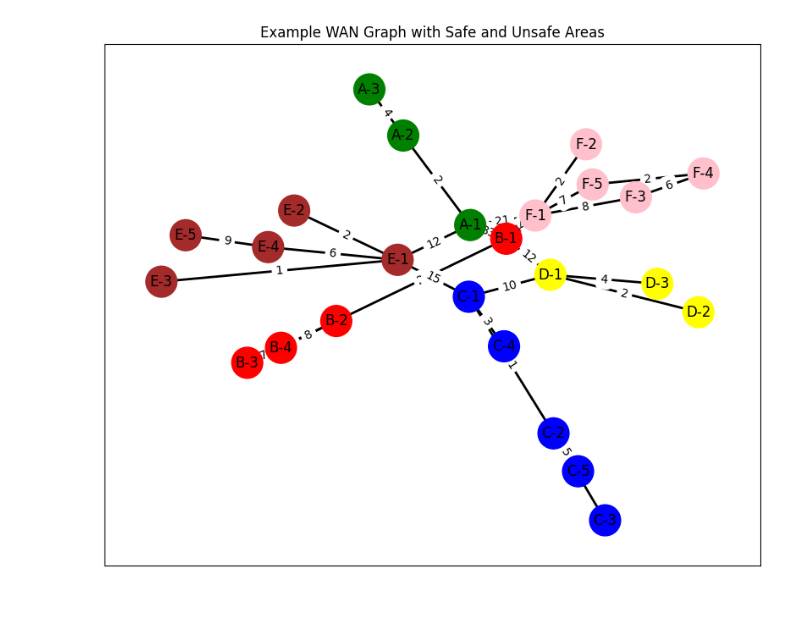
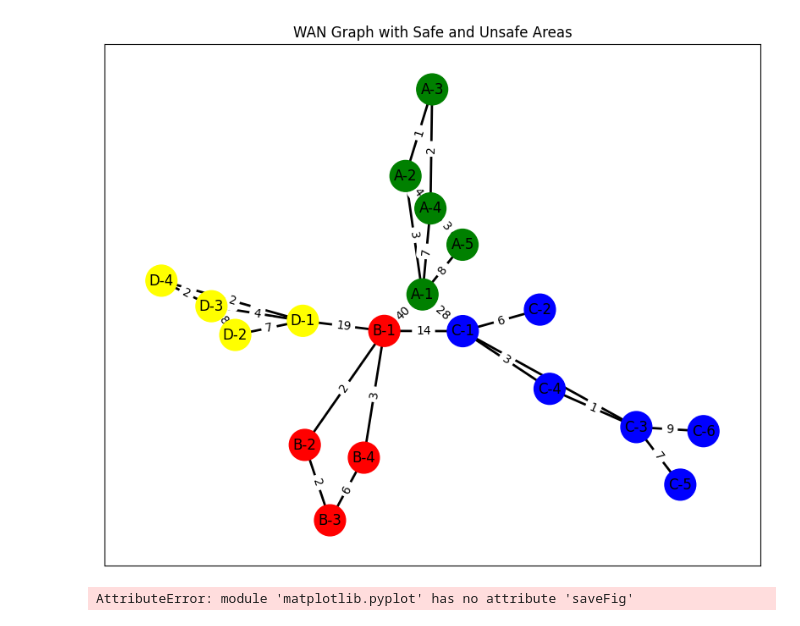
Before and after one commit to tohidnoori/simple-pathfinding-graph-project, a Jupyter notebook: program.ipynb, the cells around one changed output. Cells and saved outputs as stored; diff of their text form; code cells hidden in the pictures.

```diff
--- a/program.ipynb
+++ b/program.ipynb
@@ -74,71 +6,57 @@ plot_Graph(G,'Example WAN Graph with Safe and Unsafe Areas')
 # %%
 G = nx.Graph()
-
 # Adding nodes for Area A (Safe Area)
 G.add_node('A-1', label='Gateway', area='A-Safe')
 G.add_node('A-2', label='Node', area='A-Safe')
 G.add_node('A-3', label='Node', area='A-Safe')
+G.add_node('A-4', label='Node', area='A-Safe')
+G.add_node('A-5', label='Node', area='A-Safe')
 
 # Adding nodes for Area B (Unsafe Area)
 G.add_node('B-1', label='Gateway', area='B-Unsafe')
 G.add_node('B-2', label='Node', area='B-Unsafe')
 G.add_node('B-3', label='Node', area='B-Unsafe')
 G.add_node('B-4', label='Node', area='B-Unsafe')
-
 # Adding nodes for Area C (Safe Area)
 G.add_node('C-1', label='Gateway', area='C-Safe')
 G.add_node('C-2', label='Node', area='C-Safe')
 G.add_node('C-3', label='Node', area='C-Safe')
 G.add_node('C-4', label='Node', area='C-Safe')
 G.add_node('C-5', label='Node', area='C-Safe')
-
-# Adding nodes for Area 3 (Safe Area)
-G.add_node('D-1', label='Gateway', area='D-Safe')
-G.add_node('D-2', label='Node', area='D-Safe')
-G.add_node('D-3', label='Node', area='D-Safe')
-
-# Adding nodes for Area E (Safe Area)
-G.add_node('E-1', label='Gateway', area='E-Safe')
-G.add_node('E-2', label='Node', area='E-Safe')
-G.add_node('E-3', label='Node', area='E-Safe')
-G.add_node('E-4', label='Node', area='E-Safe')
-G.add_node('E-5', label='Node', area='E-Safe')
-
-# Adding nodes for Area F (Unsafe Area)
-G.add_node('F-1', label='Gateway', area='F-Unsafe')
-G.add_node('F-2', label='Node', area='F-Unsafe')
-G.add_node('F-3', label='Node', area='F-Unsafe')
-G.add_node('F-4', label='Node', area='F-Unsafe')
-G.add_node('F-5', label='Node', area='F-Unsafe')
+G.add_node('C-6', label='Node', area='C-Safe')
+# Adding nodes for Area D (Unsafe Area)
+G.add_node('D-1', label='Gateway', area='D-Unsafe')
+G.add_node('D-2', label='Node', area='D-Unsafe')
+G.add_node('D-3', label='Node', area='D-Unsafe')
+G.add_node('D-4', label='Node', area='D-Unsafe')
 
 # Adding edges for Area 1 (Safe Area)
-G.add_edges_from([('A-1', 'A-2',{'weight':2}), ('A-2', 'A-3',{'weight': 4})
-                 , ('A-1', 'F-1',{'weight': 21}), ('A-1', 'B-1',{'weight': 33})
-                 , ('A-1', 'E-1',{'weight': 12})
+G.add_edges_from([('A-1', 'A-2',{'weight':3}), ('A-2', 'A-3',{'weight': 1})
+                 , ('A-3', 'A-4',{'weight': 2}), ('A-4', 'A-5',{'weight': 3})
+                 , ('A-5', 'A-1',{'weight': 8}), ('A-1', 'A-4',{'weight': 7})
+                 , ('A-2', 'A-4',{'weight': 4}), ('A-1', 'B-1',{'weight': 40})
+                 , ('A-1', 'C-1',{'weight': 28})
                  ])
 
-G.add_edges_from([('B-1', 'B-2',{'weight':2}), ('B-2', 'B-3',{'weight': 3}),
-                  ('B-3', 'B-4',{'weight': 7}), ('B-4', 'B-2',{'weight': 8})
-                 , ('B-1', 'D-1',{'weight': 12}), ('B-1', 'F-1',{'weight': 44})])
+G.add_edges_from([('B-1', 'B-2',{'weight':2}), ('B-2', 'B-3',{'weight': 2})
+                 , ('B-3', 'B-4',{'weight': 6}), ('B-4', 'B-1',{'weight': 3})
+                 , ('B-1', 'C-1',{'weight': 14}), ('B-1', 'D-1',{'weight': 19})
+                 ])
 
-G.add_edges_from([('C-1', 'C-2',{'weight':1}), ('C-2', 'C-3',{'weight': 1}),
-                  ('C-2', 'C-5',{'weight': 5}), ('C-1', 'C-4',{'weight': 3})
-                 , ('C-1', 'D-1',{'weight': 10}), ('C-1', 'E-1',{'weight': 15})])
+G.add_edges_from([('C-1', 'C-2',{'weight':6}), ('C-1', 'C-3',{'weight': 2})
+                 , ('C-1', 'C-4',{'weight': 3}), ('C-3', 'C-4',{'weight': 1})
+                 , ('C-3', 'C-5',{'weight': 7}), ('C-3', 'C-6',{'weight': 9})])
 
-G.add_edges_from([('D-1', 'D-2',{'weight':2}), ('D-1', 'D-3',{'weight': 4})])
-
-G.add_edges_from([('E-1', 'E-2',{'weight':2}), ('E-1', 'E-3',{'weight': 1}),
-                  ('E-1', 'E-4',{'weight': 6}), ('E-4', 'E-5',{'weight': 9})])
-
-G.add_edges_from([('F-1', 'F-2',{'weight':2}), ('F-1', 'F-3',{'weight': 8}),
-                  ('F-1', 'F-5',{'weight': 7}),('F-5', 'F-4',{'weight': 2}),
-                  ('F-4', 'F-3',{'weight': 5}),('F-3', 'F-4',{'weight': 6})])
+G.add_edges_from([('D-1', 'D-2',{'weight':7}), ('D-1', 'D-3',{'weight': 4})
+                 , ('D-1', 'D-4',{'weight': 2}), ('D-2', 'D-3',{'weight': 8})
+                 , ('D-3', 'D-4',{'weight': 2})])
 
 # Draw the graph
-areas = [{'name':"A",'area':"Safe"},{'name':"B",'area':"Unsafe"},{'name':"C",'area':"Safe"},{'name':"D",'area':"Safe"},{'name':"E",'area':"Safe"},{'name':"F",'area':"Unsafe"}]
-plot_Graph(G,'Example WAN Graph with Safe and Unsafe Areas')
+areas = [{'name':"A",'area':"Safe"},{'name':"B",'area':"Unsafe"},{'name': "C",'area':"Safe"},{'name':"D",'area':"Unsafe"}]
+plot_Graph(G,'WAN Graph with Safe and Unsafe Areas')
 # %% [output]
-[figure, old version]
+[figure, new version]
+AttributeError: module 'matplotlib.pyplot' has no attribute 'saveFig'
 # %%
 from collections import defaultdict
 my_dict = defaultdict(lambda: defaultdict(list))
```
Also changed, not shown: parts of 8 cells of this notebook, 4 other files.
